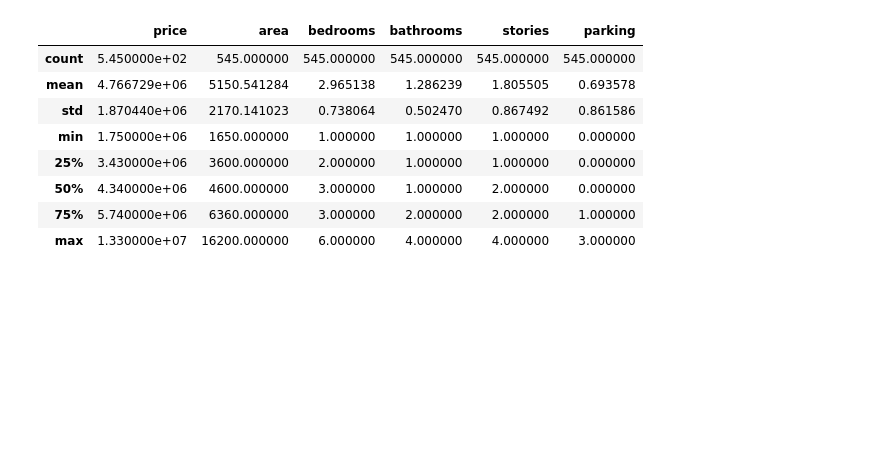
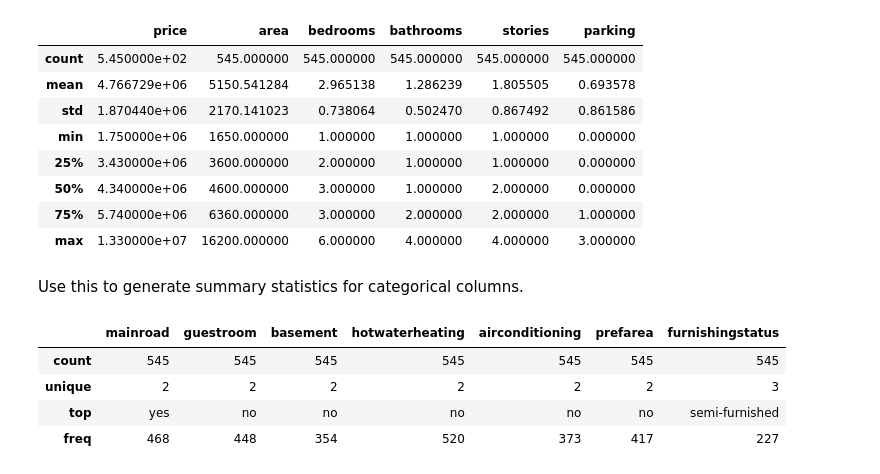
Before and after one commit to khan-cct-college-dublin/strategic-thinking-CA2, a Jupyter notebook: 2023473_Affaq.ipynb, the cells around one changed output. Saved outputs shown, nothing was run; the diff lists cells and outputs as text; code cells hidden in the pictures; blank space fills up the shorter version.

```diff
--- a/2023473_Affaq.ipynb
+++ b/2023473_Affaq.ipynb
@@ -53,3 +70,13 @@ df.describe()
 | 50% | 4.340000e+06 | 4600.000000 | 3.000000 | 1.000000 | 2.000000 | 0.000000 |
 | 75% | 5.740000e+06 | 6360.000000 | 3.000000 | 2.000000 | 2.000000 | 1.000000 |
 | max | 1.330000e+07 | 16200.000000 | 6.000000 | 4.000000 | 4.000000 | 3.000000 |
+# %% [markdown]
+ Use this to generate summary statistics for categorical columns.
+# %%
+df.describe(include='object')
+# %% [output]
+|  | mainroad | guestroom | basement | hotwaterheating | airconditioning | prefarea | furnishingstatus |
+| count | 545 | 545 | 545 | 545 | 545 | 545 | 545 |
+| unique | 2 | 2 | 2 | 2 | 2 | 2 | 3 |
+| top | yes | no | no | no | no | no | semi-furnished |
+| freq | 468 | 448 | 354 | 520 | 373 | 417 | 227 |
```
Also changed, not shown: parts of 9 cells of this notebook.
